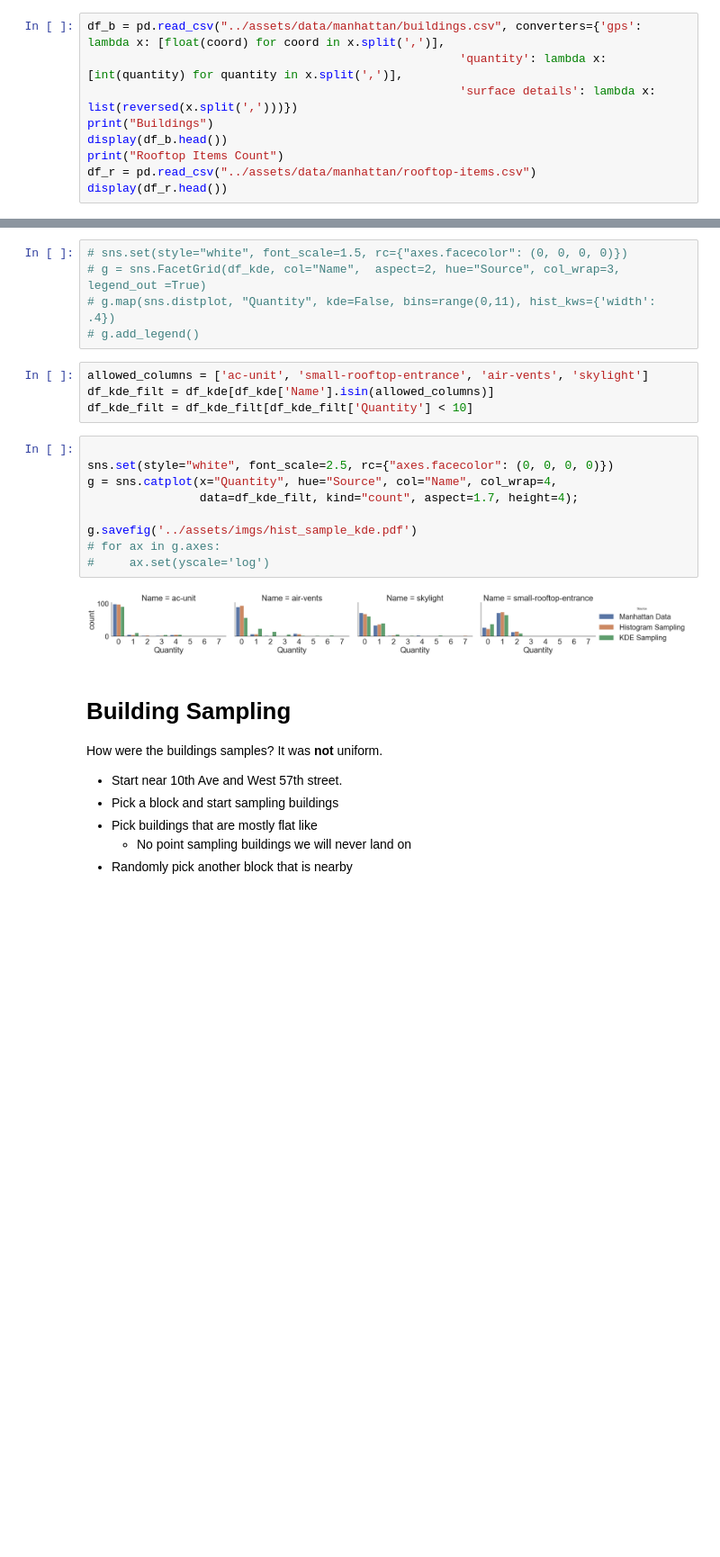
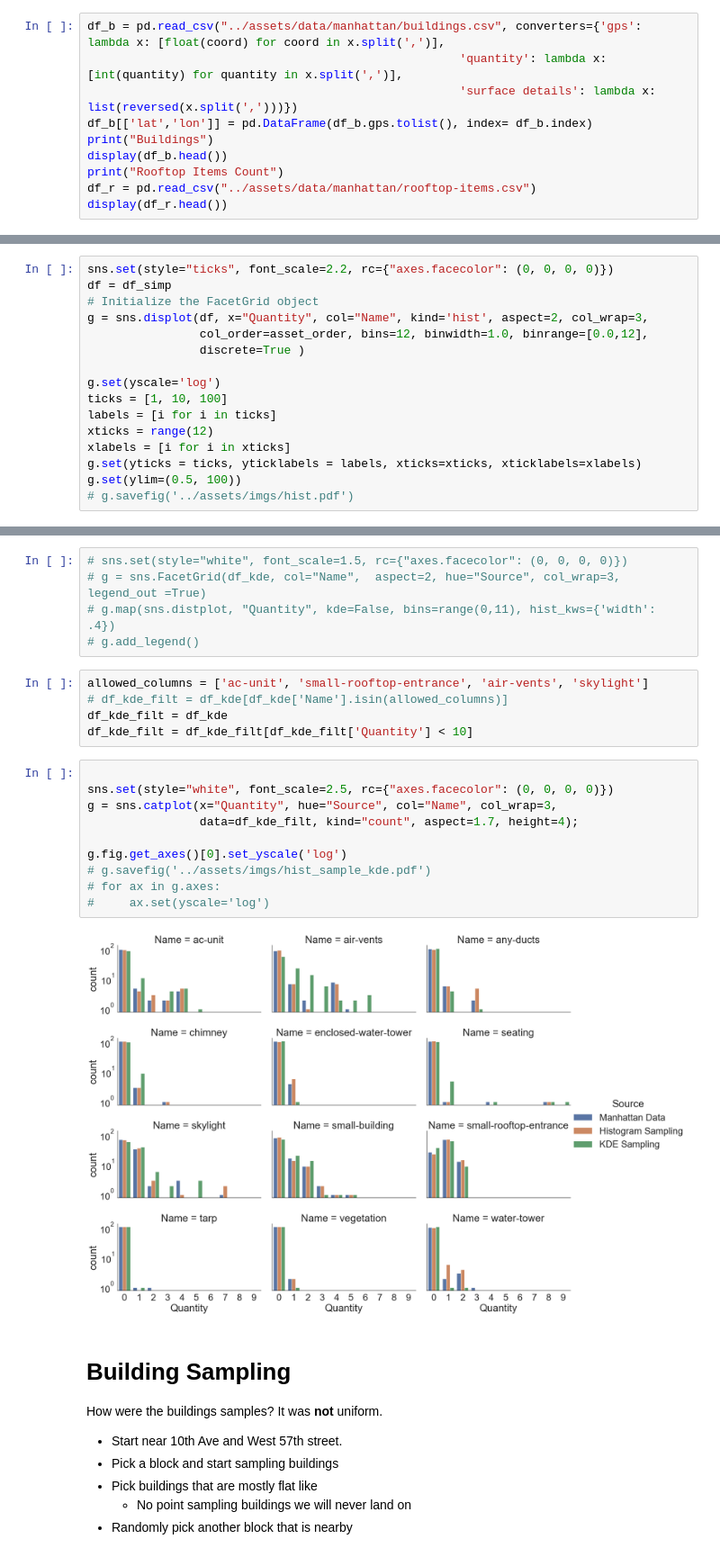
Before and after one commit to JeremyBYU/UnrealRooftopLanding, a Jupyter notebook: notebooks/RooftopAnalysis-3.ipynb, the cells around one changed output, grey strips where cells are left out. Shown: that part at 90% size. Saved outputs shown, nothing was run; the diff lists cells and outputs as text; blank space fills up the shorter version.

```diff
--- a/notebooks/RooftopAnalysis-3.ipynb
+++ b/notebooks/RooftopAnalysis-3.ipynb
@@ -21,6 +23,7 @@ Surface details contains a list of named items on a rooftop. Their corresponsdin
 df_b = pd.read_csv("../assets/data/manhattan/buildings.csv", converters={'gps': lambda x: [float(coord) for coord in x.split(',')],
                                                      'quantity': lambda x: [int(quantity) for quantity in x.split(',')],
                                                      'surface details': lambda x: list(reversed(x.split(',')))})
+df_b[['lat','lon']] = pd.DataFrame(df_b.gps.tolist(), index= df_b.index)
 print("Buildings")
 display(df_b.head())
 print("Rooftop Items Count")
@@ -164,0 +203,16 @@ g.map(sns.distplot, "Quantity", kde=False, bins=12, hist_kws=hist_kws, kde_kws=k
+# %%
+sns.set(style="ticks", font_scale=2.2, rc={"axes.facecolor": (0, 0, 0, 0)})
+df = df_simp
+# Initialize the FacetGrid object
+g = sns.displot(df, x="Quantity", col="Name", kind='hist', aspect=2, col_wrap=3,
+                col_order=asset_order, bins=12, binwidth=1.0, binrange=[0.0,12],
+                discrete=True )
+
+g.set(yscale='log')
+ticks = [1, 10, 100]
+labels = [i for i in ticks]
+xticks = range(12)
+xlabels = [i for i in xticks]
+g.set(yticks = ticks, yticklabels = labels, xticks=xticks, xticklabels=xlabels)
+g.set(ylim=(0.5, 100))
+# g.savefig('../assets/imgs/hist.pdf')
@@ -197,19 +254,21 @@ df_kde = pd.DataFrame.from_records(records)
 # g.add_legend()
 # %%
 allowed_columns = ['ac-unit', 'small-rooftop-entrance', 'air-vents', 'skylight']
-df_kde_filt = df_kde[df_kde['Name'].isin(allowed_columns)]
+# df_kde_filt = df_kde[df_kde['Name'].isin(allowed_columns)]
+df_kde_filt = df_kde
 df_kde_filt = df_kde_filt[df_kde_filt['Quantity'] < 10]
 # %%
 
 sns.set(style="white", font_scale=2.5, rc={"axes.facecolor": (0, 0, 0, 0)})
-g = sns.catplot(x="Quantity", hue="Source", col="Name", col_wrap=4,
+g = sns.catplot(x="Quantity", hue="Source", col="Name", col_wrap=3,
                 data=df_kde_filt, kind="count", aspect=1.7, height=4);
 
-g.savefig('../assets/imgs/hist_sample_kde.pdf')
+g.fig.get_axes()[0].set_yscale('log')
+# g.savefig('../assets/imgs/hist_sample_kde.pdf')
 # for ax in g.axes:
 #     ax.set(yscale='log')
 # %% [output]
-[figure, old version]
+[figure, new version]
 # %% [markdown]
 # Building Sampling
 
```
Also changed, not shown: parts of 13 cells of this notebook, 12 other files.
